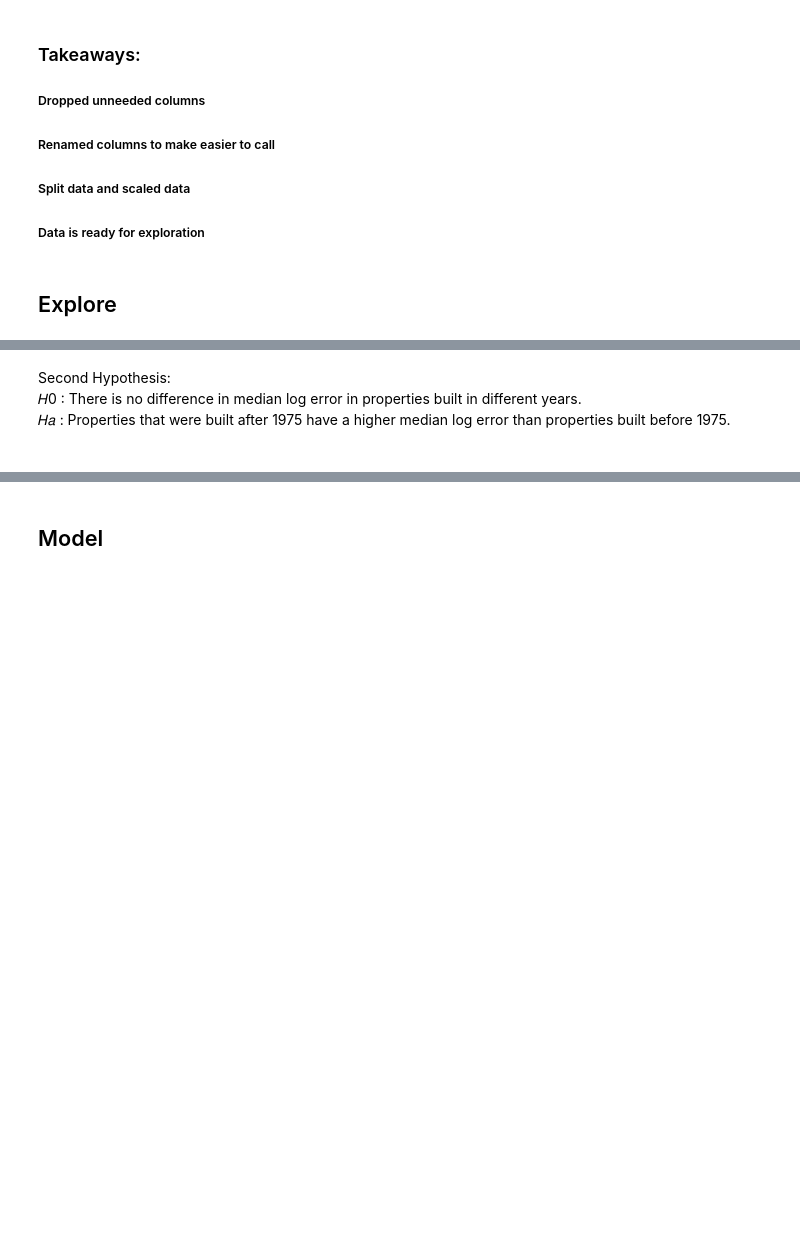
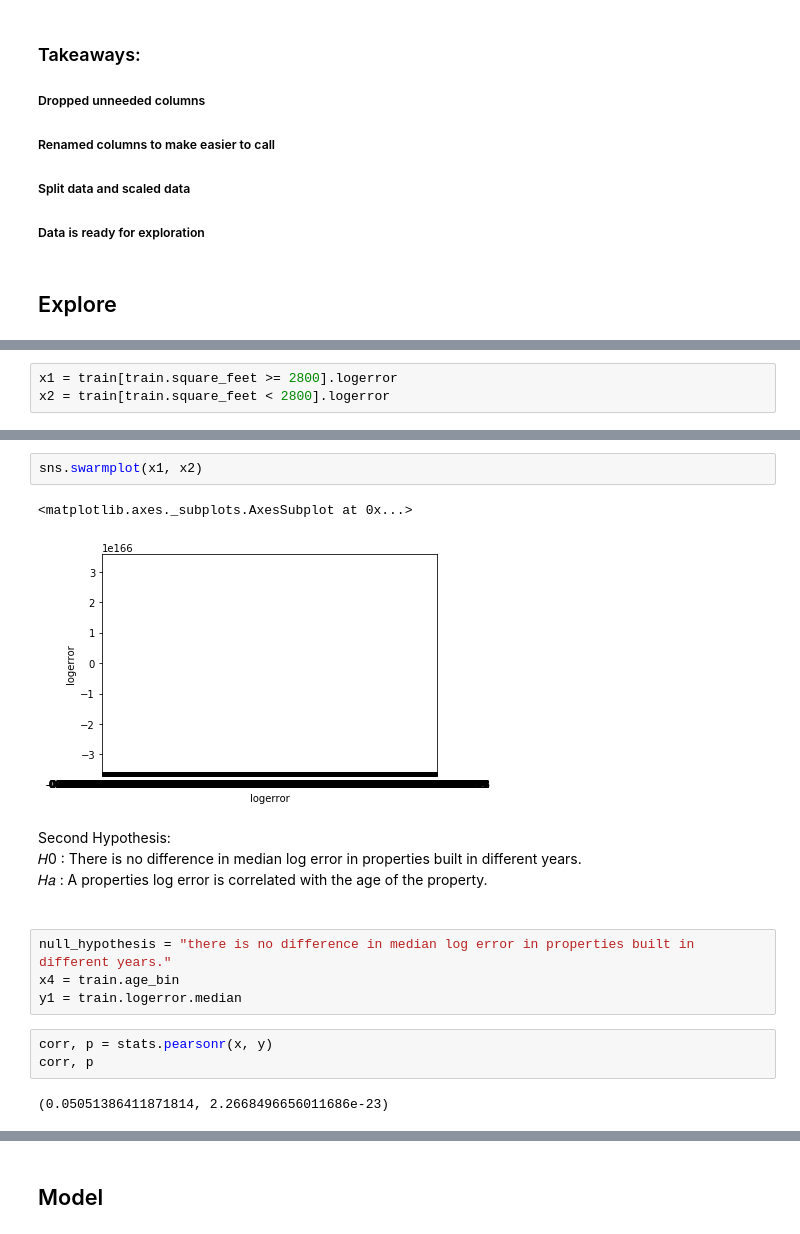
Before and after one commit to B-G-Clustering/zillow-clustering-project, a Jupyter notebook: workbook.ipynb, the cells around one changed output, grey strips where cells are left out. Cells and saved outputs as stored; diff of their text form; blank space fills up the shorter version.

Commit message:
adding hypothesis testing

```diff
--- a/workbook.ipynb
+++ b/workbook.ipynb
@@ -128,0 +139,3 @@ First Hypothesis :  <br>
+# %%
+x1 = train[train.square_feet >= 2800].logerror
+x2 = train[train.square_feet < 2800].logerror
@@ -129,5 +151,19 @@ First Hypothesis :  <br>
+# %%
+sns.swarmplot(x1, x2)
+# %% [output]
+<matplotlib.axes._subplots.AxesSubplot at 0x...>
+[figure, added]
 # %% [markdown]
 Second Hypothesis: <br>
 𝐻0 : There is no difference in median log error in properties built in different years. <br>
-𝐻𝑎 : Properties that were built after 1975 have a higher median log error than properties built before 1975.
+𝐻𝑎 : A properties log error is correlated with the age of the property.
 <br><br>
+# %%
+null_hypothesis = "there is no difference in median log error in properties built in different years."
+x4 = train.age_bin
+y1 = train.logerror.median
+# %%
+corr, p = stats.pearsonr(x, y)
+corr, p
+# %% [output]
+(0.05051386411871814, 2.2668496656011686e-23)
```
Also changed, not shown: parts of 11 cells of this notebook.
